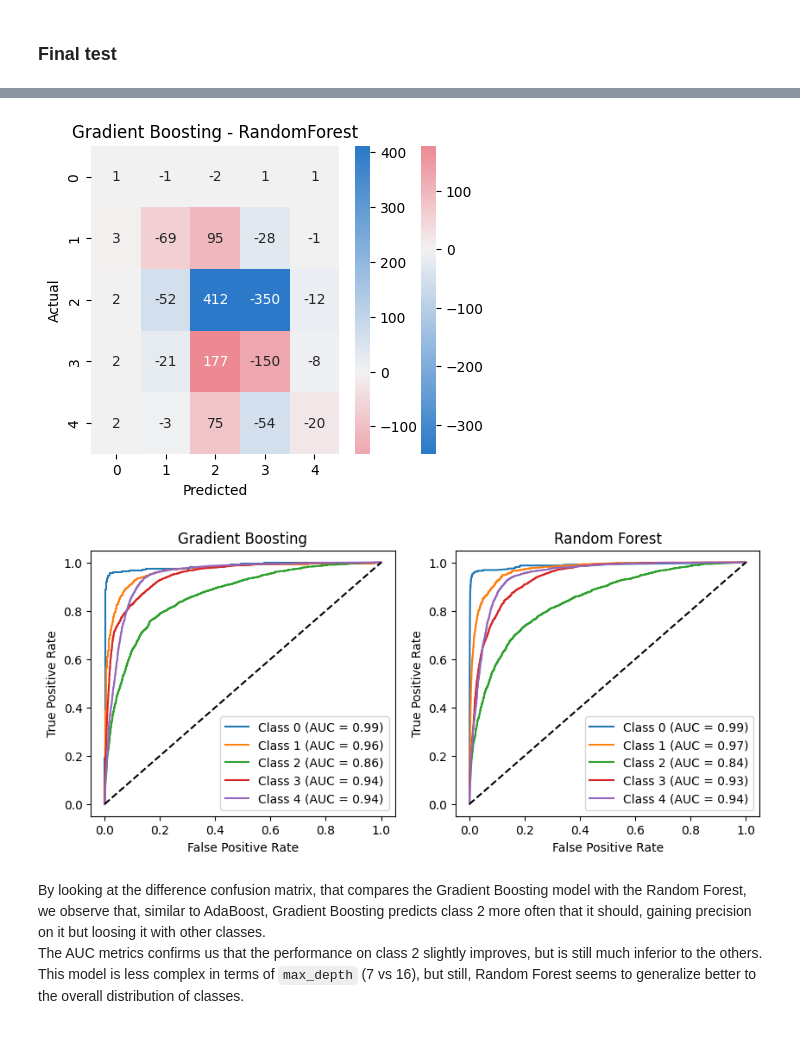
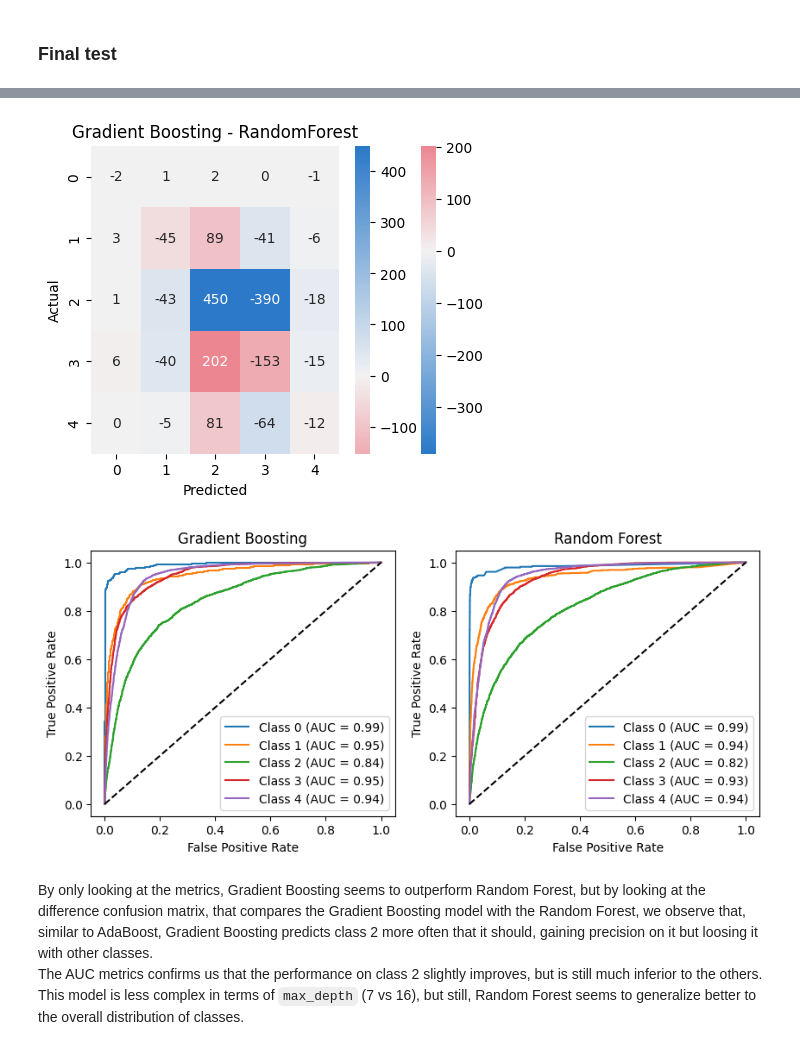
Before and after one commit to Pikurrot/ml-project-uab, a Jupyter notebook: analysis_gb.ipynb, the cells around one changed output, grey strips where cells are left out. Drawn from its saved outputs; the diff is of its cells as text; code cells hidden in the pictures.

```diff
--- a/analysis_gb.ipynb
+++ b/analysis_gb.ipynb
@@ -202,7 +215,7 @@ Same as with Random Forest and AdaBoost, if Gradient Boosting could generalize w
 ### Final test
 # %%
 X_train, X_test, y_train, y_test = utils.preprocessing_LS(df)
-model1 = GradBoost(criterion="squared_error", max_depth=7)
+model1 = GradBoost(criterion="squared_error", max_depth=7, n_estimators=200)
 model1.fit(X_train, y_train)
 model1.compute_metrics(X_test, y_test)
 # %% [output]
@@ -243,6 +242,6 @@ So now we will compare this last Gradient Boosting `model3` to a Random Forest t
 # %%
 from src.randomforest import RandomForest
 model2 = RandomForest(n_estimators=100, max_depth=16, bootstrap=True, class_weight="balanced")
-model2.fit(X_train3, y_train3)
-diff = model3.compare(model2, X_test3, y_test3)
+model2.fit(X_train, y_train)
+diff = model1.compare(model2, X_test, y_test)
 # %% [output]
@@ -274,15 +271,15 @@ plt.xlabel("Predicted")
 plt.ylabel("Actual")
 plt.show()
 # %% [output]
-[figure, old version]
+[figure, new version]
 # %%
 fig, ax = plt.subplots(1, 2, figsize=(10, 4))
-model3.roc_curve(X_test3, y_test3, ax[0], "Gradient Boosting")
-model2.roc_curve(X_test3, y_test3, ax[1], "Random Forest")
+model1.roc_curve(X_test, y_test, ax[0], "Gradient Boosting")
+model2.roc_curve(X_test, y_test, ax[1], "Random Forest")
 plt.show()
 # %% [output]
-[figure, old version]
+[figure, new version]
 # %% [markdown]
-By looking at the difference confusion matrix, that compares the Gradient Boosting model with the Random Forest, we observe that, similar to AdaBoost, Gradient Boosting predicts class 2 more often that it should, gaining precision on it but loosing it with other classes.
+By only looking at the metrics, Gradient Boosting seems to outperform Random Forest, but by looking at the difference confusion matrix, that compares the Gradient Boosting model with the Random Forest, we observe that, similar to AdaBoost, Gradient Boosting predicts class 2 more often that it should, gaining precision on it but loosing it with other classes.
 The AUC metrics confirms us that the performance on class 2 slightly improves, but is still much inferior to the others.
 This model is less complex in terms of `max_depth` (7 vs 16), but still, Random Forest seems to generalize better to the overall distribution of classes.
```
Also changed, not shown: parts of 18 cells of this notebook.
